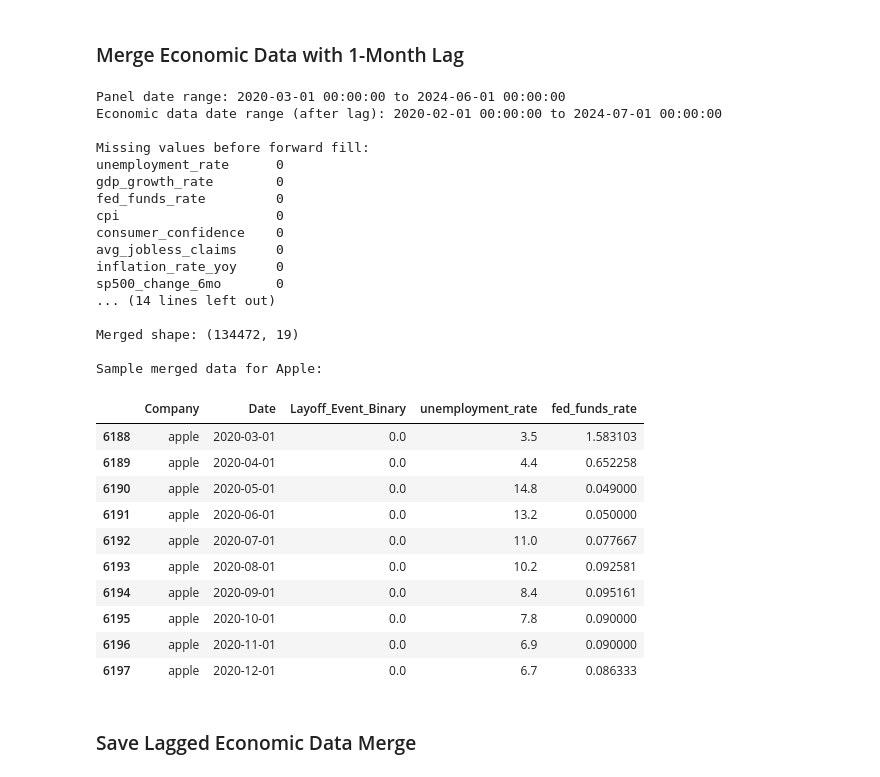
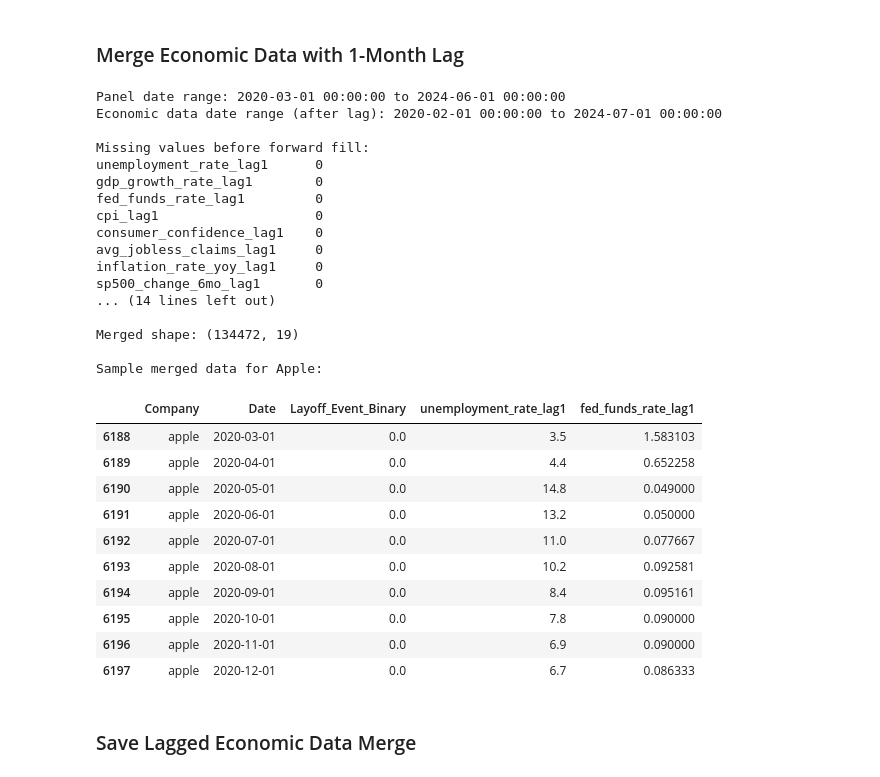
Before and after one commit to lixiaohua-neu/companies-layoff-prediction, a Jupyter notebook: layoff_data_collection.ipynb, the cells around one changed output. Cells and saved outputs as stored; diff of their text form; code cells hidden in the pictures.

```diff
--- a/layoff_data_collection.ipynb
+++ b/layoff_data_collection.ipynb
@@ -443,55 +443,57 @@ df_econ_lagged = df_economic.copy()
 df_econ_lagged['Date'] = pd.to_datetime(df_econ_lagged['Date']) + pd.DateOffset(months=1)
 
 economic_cols = [
-    'Date',
     'unemployment_rate', 'gdp_growth_rate', 'fed_funds_rate',
     'cpi', 'consumer_confidence', 'avg_jobless_claims',
     'inflation_rate_yoy', 'sp500_change_6mo', 'sp500_index'
 ]
 
-df_econ_lagged = df_econ_lagged[economic_cols]
+for col in economic_cols:
+    df_econ_lagged.rename(columns={col: f'{col}_lag1'}, inplace=True)
+
+lagged_cols = [f'{col}_lag1' for col in economic_cols]
 
 print(f"Panel date range: {df_panel['Date'].min()} to {df_panel['Date'].max()}")
 print(f"Economic data date range (after lag): {df_econ_lagged['Date'].min()} to {df_econ_lagged['Date'].max()}")
 
 df_merged = df_panel.merge(
     df_econ_lagged,
     on='Date',
     how='left'
 )
 
 print(f"\nMissing values before forward fill:")
-print(df_merged[economic_cols[1:]].isnull().sum())
+print(df_merged[lagged_cols].isnull().sum())
 
 df_merged = df_merged.sort_values(['Company', 'Date'])
-df_merged[economic_cols[1:]] = df_merged.groupby('Company')[economic_cols[1:]].fillna(method='ffill')
+df_merged[lagged_cols] = df_merged.groupby('Company')[lagged_cols].fillna(method='ffill')
 
 print(f"\nMissing values after forward fill:")
-print(df_merged[economic_cols[1:]].isnull().sum())
+print(df_merged[lagged_cols].isnull().sum())
 
 print(f"\nMerged shape: {df_merged.shape}")
 
 print(f"\nSample merged data for Apple:")
-display(df_merged[df_merged['Company'] == 'apple'][['Company', 'Date', 'Layoff_Event_Binary', 'unemployment_rate', 'fed_funds_rate']].head(10))
+display(df_merged[df_merged['Company'] == 'apple'][['Company', 'Date', 'Layoff_Event_Binary', 'unemployment_rate_lag1', 'fed_funds_rate_lag1']].head(10))
 # %% [output]
 Panel date range: 2020-03-01 00:00:00 to 2024-06-01 00:00:00
 Economic data date range (after lag): 2020-02-01 00:00:00 to 2024-07-01 00:00:00
 
 Missing values before forward fill:
-unemployment_rate      0
-gdp_growth_rate        0
-fed_funds_rate         0
-cpi                    0
-consumer_confidence    0
-avg_jobless_claims     0
-inflation_rate_yoy     0
-sp500_change_6mo       0
+unemployment_rate_lag1      0
+gdp_growth_rate_lag1        0
+fed_funds_rate_lag1         0
+cpi_lag1                    0
+consumer_confidence_lag1    0
+avg_jobless_claims_lag1     0
+inflation_rate_yoy_lag1     0
+sp500_change_6mo_lag1       0
 ... (14 lines left out)
 
 Merged shape: (134472, 19)
 
 Sample merged data for Apple:
-|  | Company | Date | Layoff_Event_Binary | unemployment_rate | fed_funds_rate |
+|  | Company | Date | Layoff_Event_Binary | unemployment_rate_lag1 | fed_funds_rate_lag1 |
 | 6188 | apple | 2020-03-01 | 0.0 | 3.5 | 1.583103 |
 | 6189 | apple | 2020-04-01 | 0.0 | 4.4 | 0.652258 |
 | 6190 | apple | 2020-05-01 | 0.0 | 14.8 | 0.049000 |
```
Also changed, not shown: parts of 11 cells of this notebook, 7 other files.
